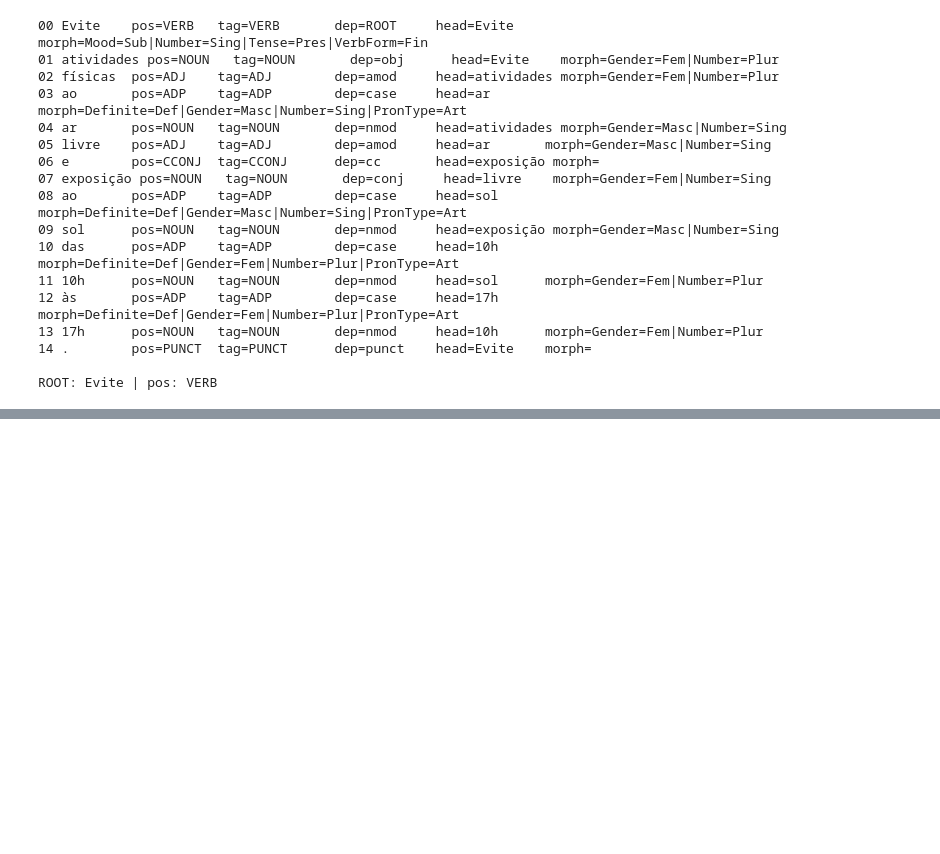
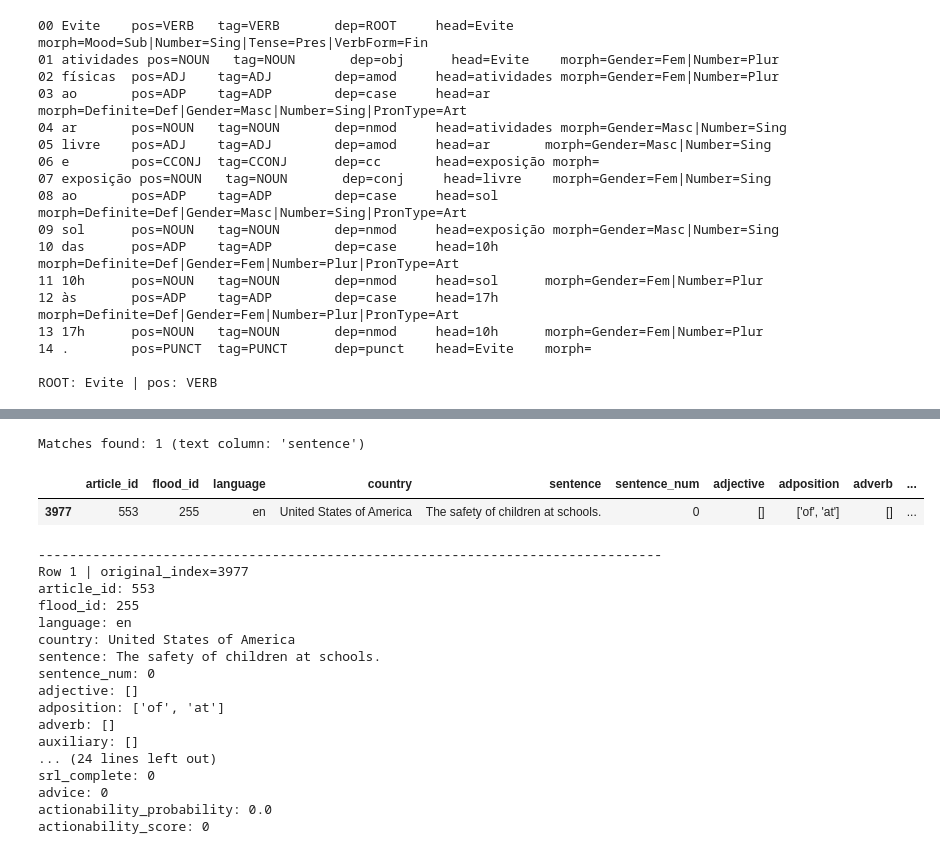
Before and after one commit to Lenap0911/NLP-model, a Jupyter notebook: nlp/actionability_tester.ipynb, the cells around one changed output, grey strips where cells are left out. Cells and saved outputs as stored; diff of their text form; code cells hidden in the pictures; blank space fills up the shorter version.

```diff
--- a/nlp/actionability_tester.ipynb
+++ b/nlp/actionability_tester.ipynb
@@ -950,0 +1039,57 @@ ROOT: Evite | pos: VERB
+# %%
+import pandas as pd
+
+target = "The safety of children at schools."
+
+# --- find candidate text column ---
+text_col_candidates = ["sentence", "text", "clean_text", "original_sentence"]
+text_col = next((c for c in text_col_candidates if c in df_out.columns), None)
+if text_col is None:
+    raise KeyError(f"No text column found. Tried {text_col_candidates}. Available: {list(df_out.columns)}")
+
+# --- filter exact matches (trim to avoid whitespace mismatches) ---
+mask = df_out[text_col].fillna("").astype(str).str.strip().eq(target.strip())
+hits = df_out.loc[mask].copy()
+
+print(f"Matches found: {len(hits)} (text column: '{text_col}')")
+if len(hits) == 0:
+    # optional: try a contains search to help you find near-matches
+    near = df_out.loc[
+        df_out[text_col].fillna("").astype(str).str.contains("safety of children", case=False, regex=False),
+        [c for c in ["language", "actionability_probability", "actionability_score", text_col] if c in df_out.columns]
+    ].head(20)
+    print("\nNo exact match. Near matches (first 20):")
+    display(near)
+else:
+    # show everything for the hit(s)
+    with pd.option_context("display.max_columns", None, "display.max_colwidth", None, "display.width", 0):
+        display(hits)
+
+    # also print as key-value pairs (useful for the appendix)
+    for i, row in hits.reset_index(drop=False).iterrows():
+        print("\n" + "-" * 80)
+        print(f"Row {i+1} | original_index={row['index'] if 'index' in row else 'n/a'}")
+        for col in hits.columns:
+            val = row[col]
+            print(f"{col}: {val}")
+# %% [output]
+Matches found: 1 (text column: 'sentence')
+|  | article_id | flood_id | language | country | sentence | sentence_num | adjective | adposition | adverb | ... |
+| 3977 | 553 | 255 | en | United States of America | The safety of children at schools. | 0 | [] | ['of', 'at'] | [] | ... |
+--------------------------------------------------------------------------------
+Row 1 | original_index=3977
+article_id: 553
+flood_id: 255
+language: en
+country: United States of America
+sentence: The safety of children at schools.
+sentence_num: 0
+adjective: []
+adposition: ['of', 'at']
+adverb: []
+auxiliary: []
+... (24 lines left out)
+srl_complete: 0
+advice: 0
+actionability_probability: 0.0
+actionability_score: 0
```
Also changed, not shown: parts of 17 cells of this notebook, 17 other files.
